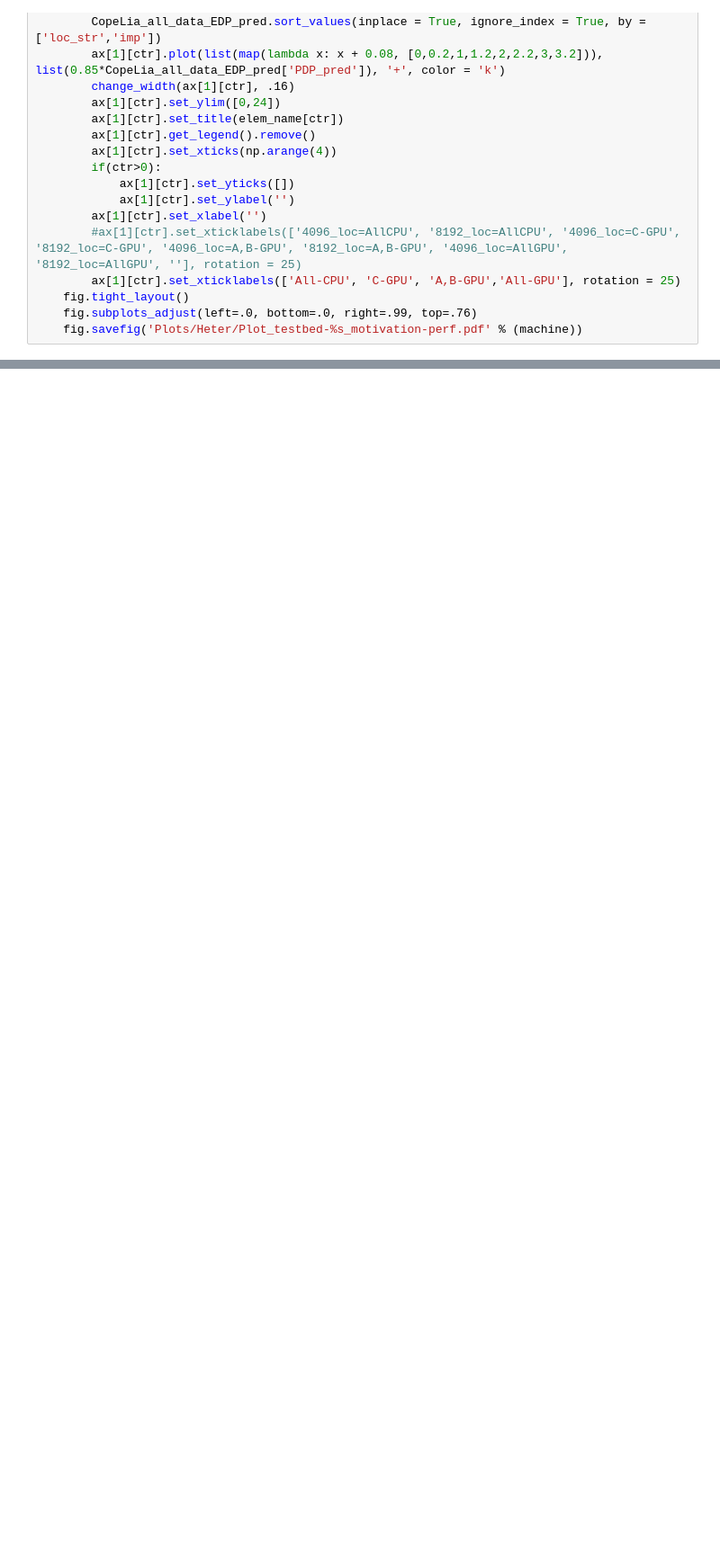
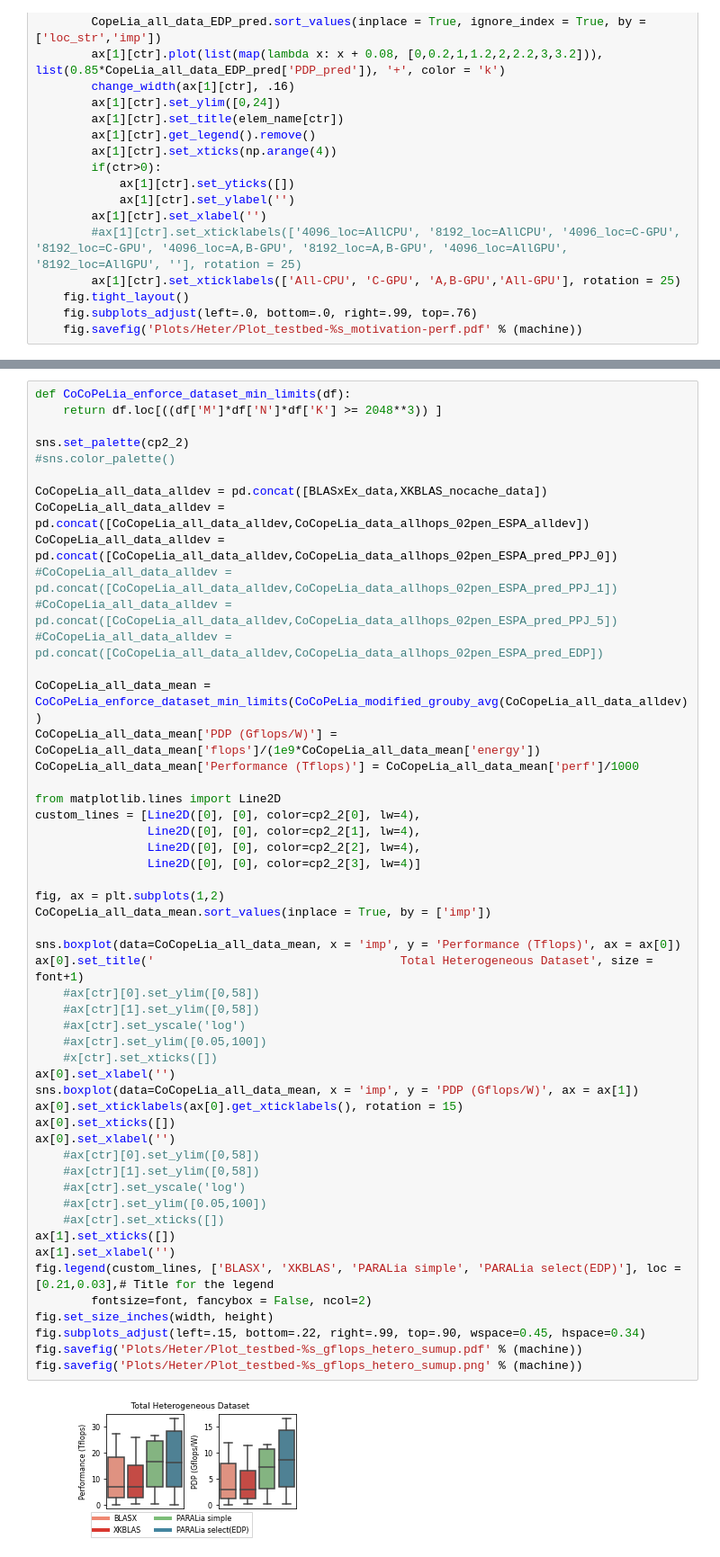
Before and after one commit to p-anastas/PARALiA-Framework, a Jupyter notebook: Benchmarking/Python_Scripts/PARALia-plot-vulcan-clx-ai_hetero.ipynb, the cells around one changed output, grey strips where cells are left out. Shown at 90% size. Saved outputs shown, nothing was run; the diff lists cells and outputs as text; blank space fills up the shorter version.

```diff
--- a/Benchmarking/Python_Scripts/PARALia-plot-vulcan-clx-ai_hetero.ipynb
+++ b/Benchmarking/Python_Scripts/PARALia-plot-vulcan-clx-ai_hetero.ipynb
@@ -978,0 +981,54 @@ NameError: name 'shapelist' is not defined
+# %%
+def CoCoPeLia_enforce_dataset_min_limits(df):
+    return df.loc[((df['M']*df['N']*df['K'] >= 2048**3)) ]
+
+sns.set_palette(cp2_2)
+#sns.color_palette()
+
+CoCopeLia_all_data_alldev = pd.concat([BLASxEx_data,XKBLAS_nocache_data])
+CoCopeLia_all_data_alldev = pd.concat([CoCopeLia_all_data_alldev,CoCopeLia_data_allhops_02pen_ESPA_alldev])
+CoCopeLia_all_data_alldev = pd.concat([CoCopeLia_all_data_alldev,CoCopeLia_data_allhops_02pen_ESPA_pred_PPJ_0])
+#CoCopeLia_all_data_alldev = pd.concat([CoCopeLia_all_data_alldev,CoCopeLia_data_allhops_02pen_ESPA_pred_PPJ_1])
+#CoCopeLia_all_data_alldev = pd.concat([CoCopeLia_all_data_alldev,CoCopeLia_data_allhops_02pen_ESPA_pred_PPJ_5])
+#CoCopeLia_all_data_alldev = pd.concat([CoCopeLia_all_data_alldev,CoCopeLia_data_allhops_02pen_ESPA_pred_EDP])
+
+CoCopeLia_all_data_mean = CoCoPeLia_enforce_dataset_min_limits(CoCoPeLia_modified_grouby_avg(CoCopeLia_all_data_alldev))
+CoCopeLia_all_data_mean['PDP (Gflops/W)'] = CoCopeLia_all_data_mean['flops']/(1e9*CoCopeLia_all_data_mean['energy'])
+CoCopeLia_all_data_mean['Performance (Tflops)'] = CoCopeLia_all_data_mean['perf']/1000
+
+from matplotlib.lines import Line2D
+custom_lines = [Line2D([0], [0], color=cp2_2[0], lw=4),
+                Line2D([0], [0], color=cp2_2[1], lw=4),
+                Line2D([0], [0], color=cp2_2[2], lw=4),
+                Line2D([0], [0], color=cp2_2[3], lw=4)]
+
+fig, ax = plt.subplots(1,2)
+CoCopeLia_all_data_mean.sort_values(inplace = True, by = ['imp'])
+
+sns.boxplot(data=CoCopeLia_all_data_mean, x = 'imp', y = 'Performance (Tflops)', ax = ax[0])
+ax[0].set_title('                                   Total Heterogeneous Dataset', size = font+1)
+    #ax[ctr][0].set_ylim([0,58])
+    #ax[ctr][1].set_ylim([0,58])
+    #ax[ctr].set_yscale('log')
+    #ax[ctr].set_ylim([0.05,100])
+    #x[ctr].set_xticks([])
+ax[0].set_xlabel('')
+sns.boxplot(data=CoCopeLia_all_data_mean, x = 'imp', y = 'PDP (Gflops/W)', ax = ax[1])
+ax[0].set_xticklabels(ax[0].get_xticklabels(), rotation = 15)
+ax[0].set_xticks([])
+ax[0].set_xlabel('')
+    #ax[ctr][0].set_ylim([0,58])
+    #ax[ctr][1].set_ylim([0,58])
+    #ax[ctr].set_yscale('log')
+    #ax[ctr].set_ylim([0.05,100])
+    #ax[ctr].set_xticks([])
+ax[1].set_xticks([])
+ax[1].set_xlabel('')
+fig.legend(custom_lines, ['BLASX', 'XKBLAS', 'PARALia simple', 'PARALia select(EDP)'], loc = [0.21,0.03],# Title for the legend
+        fontsize=font, fancybox = False, ncol=2)
+fig.set_size_inches(width, height)
+fig.subplots_adjust(left=.15, bottom=.22, right=.99, top=.90, wspace=0.45, hspace=0.34)
+fig.savefig('Plots/Heter/Plot_testbed-%s_gflops_hetero_sumup.pdf' % (machine))
+fig.savefig('Plots/Heter/Plot_testbed-%s_gflops_hetero_sumup.png' % (machine))
+# %% [output]
+[figure, added]
```
Also changed, not shown: parts of 7 cells of this notebook, 2 other files.
